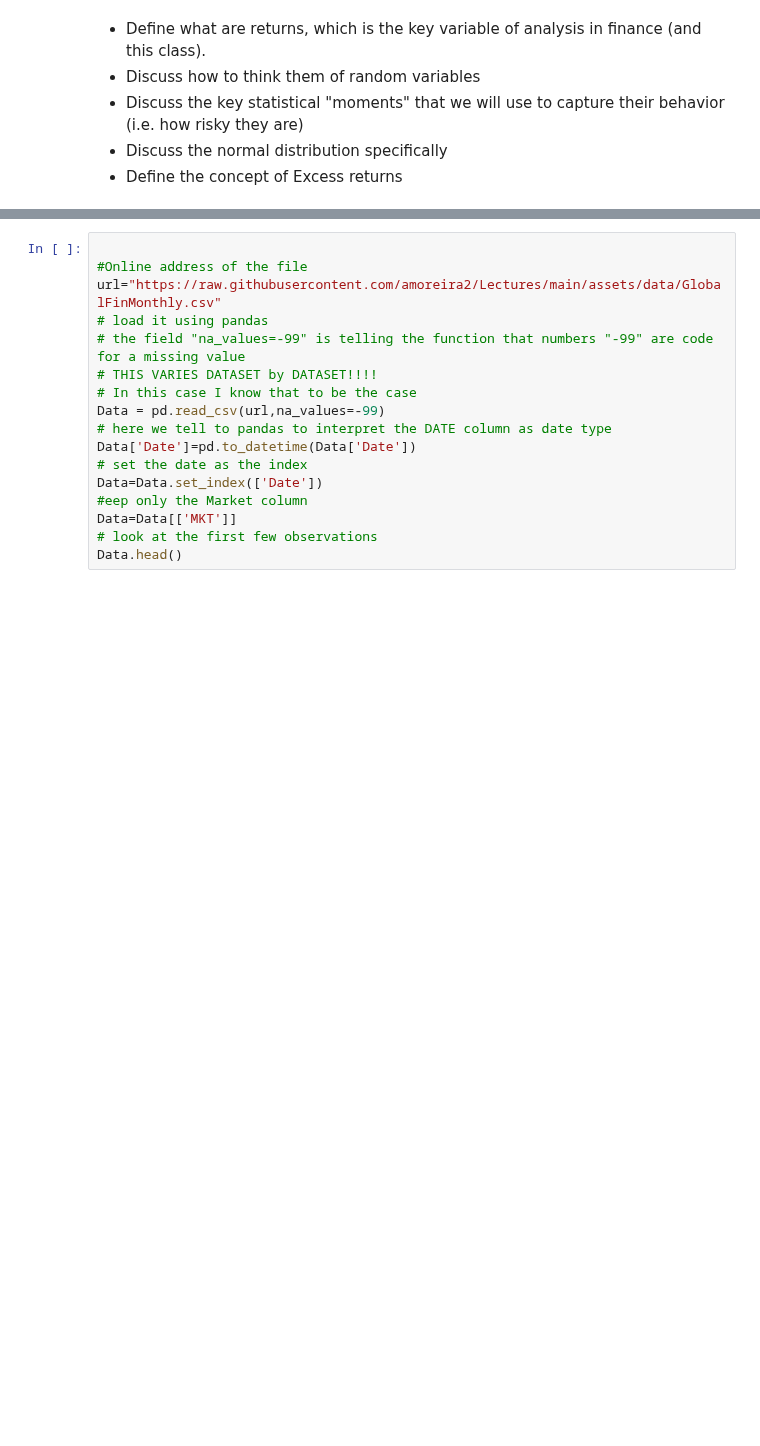
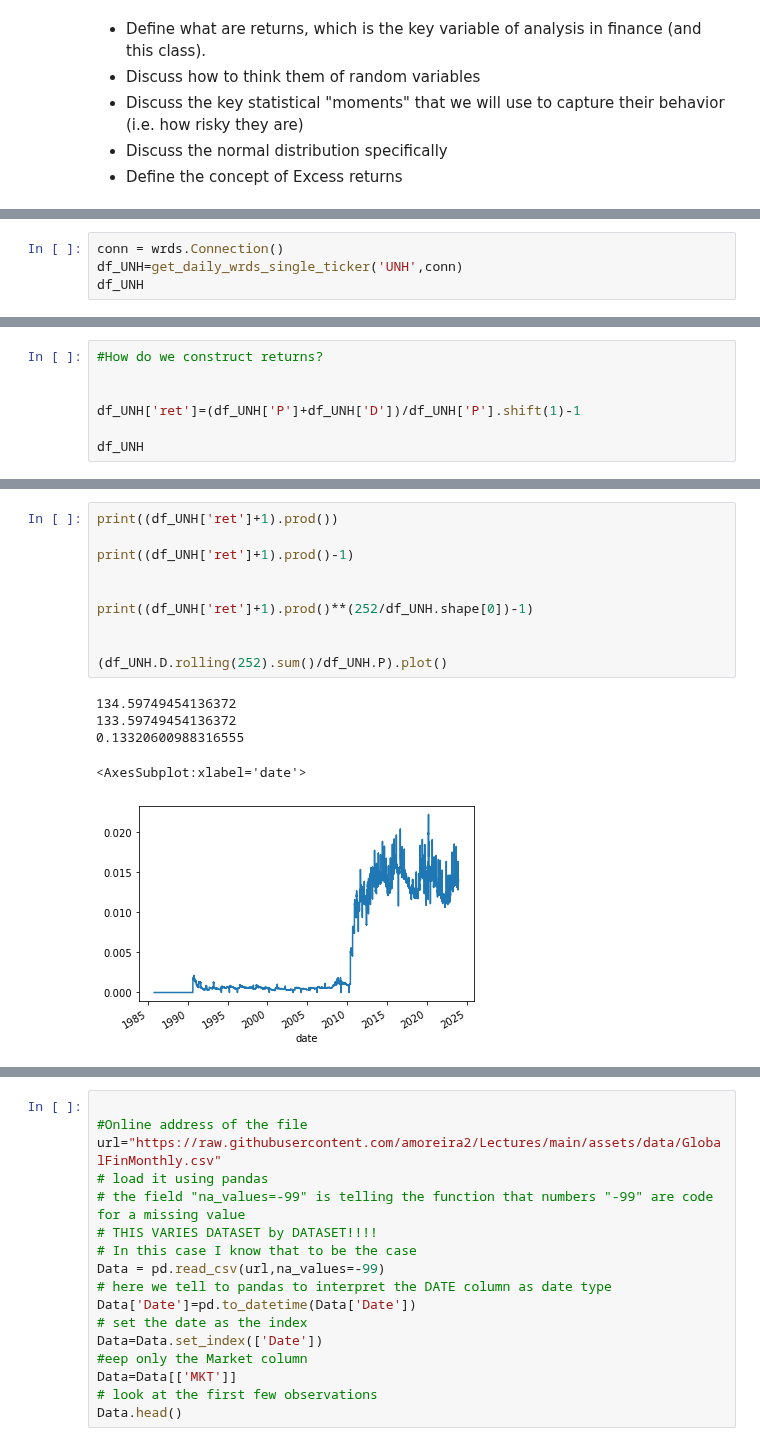
Before and after one commit to jdp9675/UG54, a Jupyter notebook: chapters/Finance/Returns_working.ipynb, the cells around one changed output, grey strips where cells are left out. Drawn from its saved outputs; the diff is of its cells as text; blank space fills up the shorter version.

```diff
--- a/chapters/Finance/Returns_working.ipynb
+++ b/chapters/Finance/Returns_working.ipynb
@@ -46,0 +128,4 @@ For now we will only use one of the assets which is the United States equity mar
+# %%
+conn = wrds.Connection()
+df_UNH=get_daily_wrds_single_ticker('UNH',conn)
+df_UNH
@@ -46,0 +153,7 @@ For now we will only use one of the assets which is the United States equity mar
+# %%
+#How do we construct returns?
+
+
+df_UNH['ret']=(df_UNH['P']+df_UNH['D'])/df_UNH['P'].shift(1)-1
+
+df_UNH
@@ -46,0 +185,16 @@ For now we will only use one of the assets which is the United States equity mar
+# %%
+print((df_UNH['ret']+1).prod())
+
+print((df_UNH['ret']+1).prod()-1)
+
+
+print((df_UNH['ret']+1).prod()**(252/df_UNH.shape[0])-1)
+
+
+(df_UNH.D.rolling(252).sum()/df_UNH.P).plot()
+# %% [output]
+134.59749454136372
+133.59749454136372
+0.13320600988316555
+<AxesSubplot:xlabel='date'>
+[figure, added]
```
Also changed, not shown: parts of 30 cells of this notebook.
